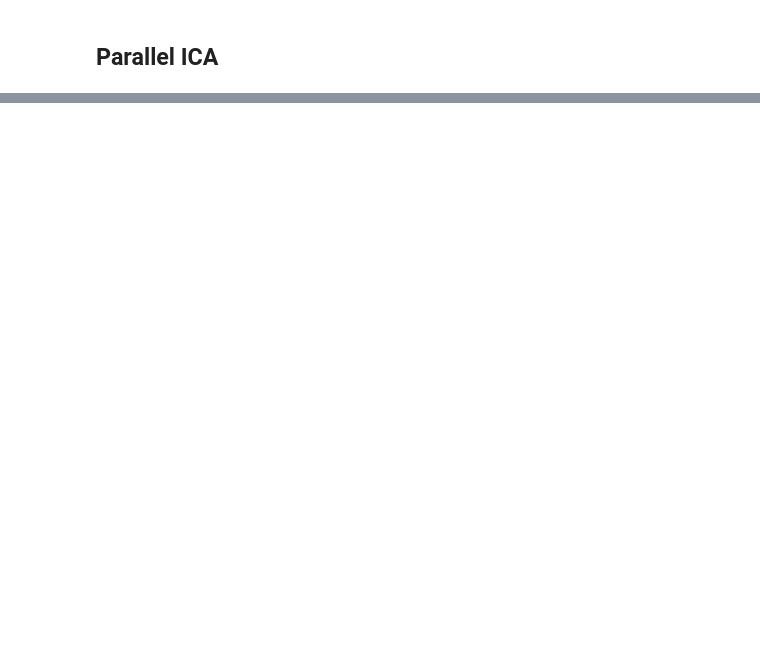
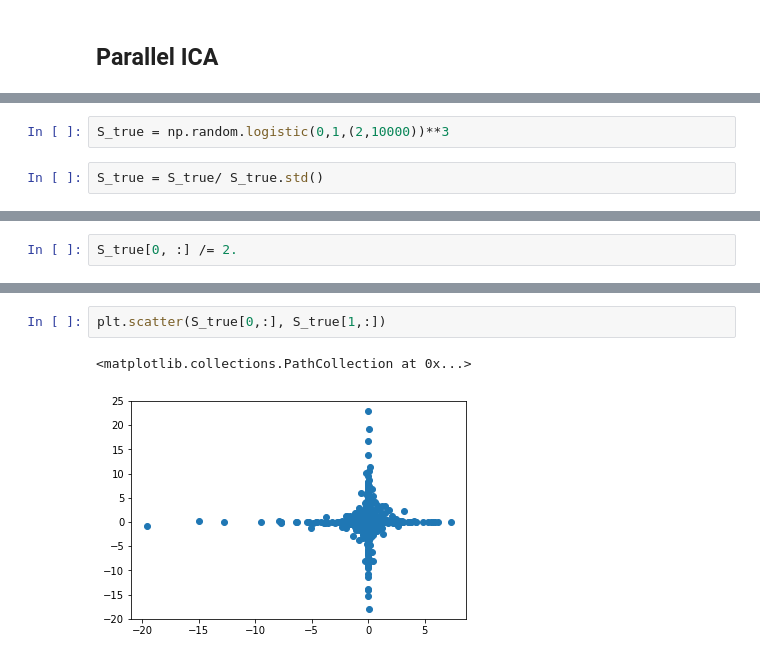
Before and after one commit to diderote/pICAxou, a Jupyter notebook: pICAxou.ipynb, the cells around one changed output, grey strips where cells are left out. Drawn from its saved outputs; the diff is of its cells as text; blank space fills up the shorter version.

```diff
--- a/pICAxou.ipynb
+++ b/pICAxou.ipynb
@@ -242,0 +247,4 @@ labels = AC.fit(mk_dist).labels_
+# %%
+S_true = np.random.logistic(0,1,(2,10000))**3
+# %%
+S_true = S_true/ S_true.std()
@@ -242,0 +258,2 @@ labels = AC.fit(mk_dist).labels_
+# %%
+S_true[0, :] /= 2.
@@ -242,0 +329,5 @@ labels = AC.fit(mk_dist).labels_
+# %%
+plt.scatter(S_true[0,:], S_true[1,:])
+# %% [output]
+<matplotlib.collections.PathCollection at 0x...>
+[figure, added]
```
Also changed, not shown: parts of 16 cells of this notebook.
